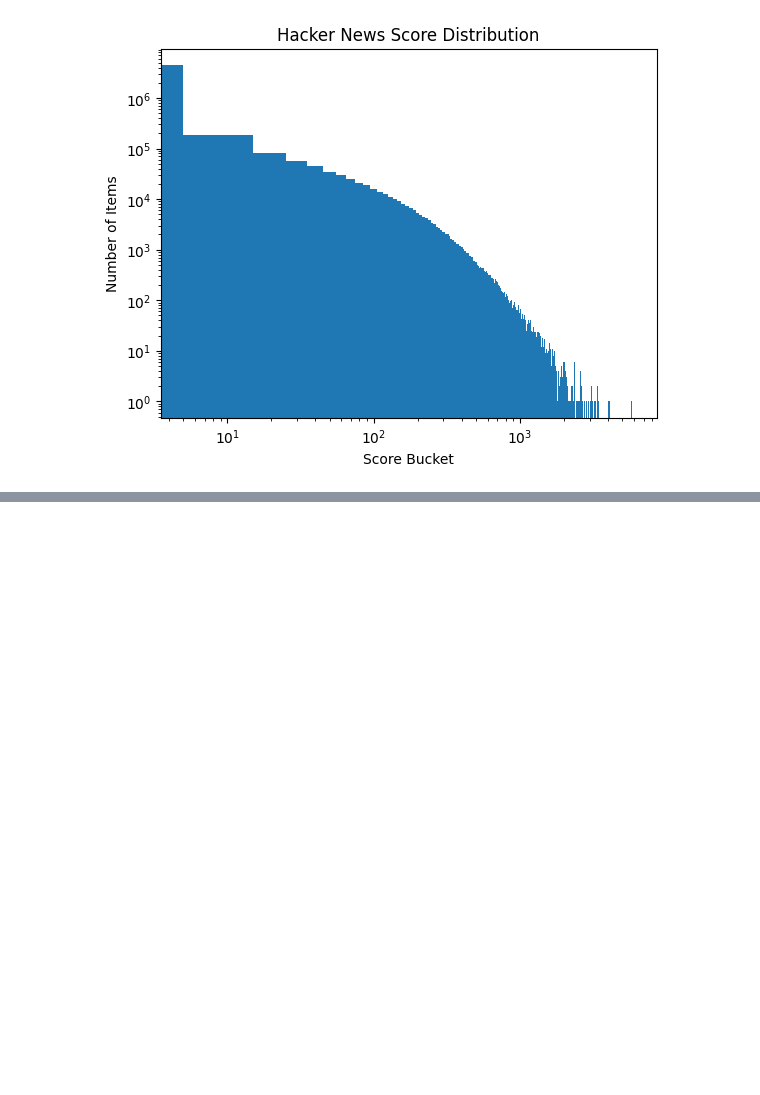
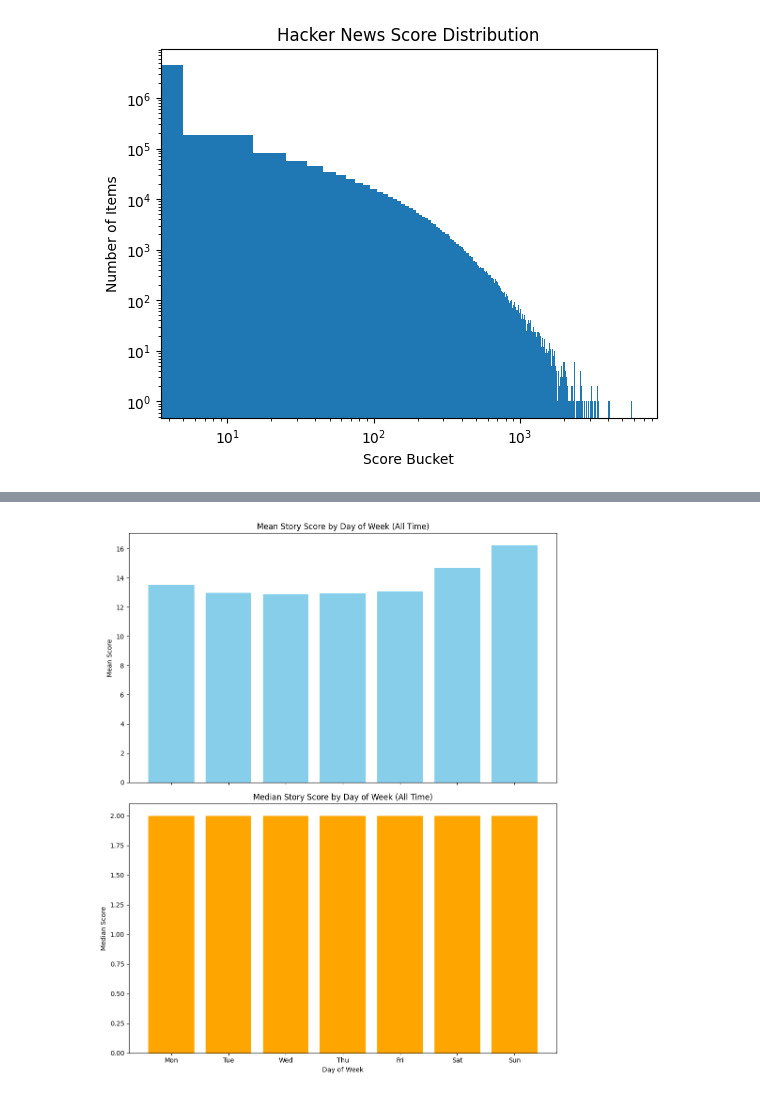
Before and after one commit to CovertSheeke/MLX8_W1_dropout-disco, a Jupyter notebook: Ethan/data-quality-check.ipynb, the cells around one changed output, grey strips where cells are left out. Saved outputs shown, nothing was run; the diff lists cells and outputs as text; code cells hidden in the pictures; blank space fills up the shorter version.

```diff
--- a/Ethan/data-quality-check.ipynb
+++ b/Ethan/data-quality-check.ipynb
@@ -291,0 +395,41 @@ plt.show()
+# %%
+query = """
+    SELECT
+        EXTRACT(DOW FROM time) AS weekday,
+        AVG(score) AS mean_score,
+        PERCENTILE_CONT(0.5) WITHIN GROUP (ORDER BY score) AS median_score
+    FROM hacker_news.items
+    WHERE time IS NOT NULL AND type = 'story' AND score IS NOT NULL
+    GROUP BY weekday
+    ORDER BY weekday
+"""
+trans = connection.begin()
+try:
+    weekday_stats_df = pd.read_sql_query(query, connection)
+    trans.commit()
+except Exception as e:
+    trans.rollback()
+    raise e
+
+# Map PostgreSQL DOW (0=Sunday) to Python weekday order (Mon=0,...,Sun=6)
+dow_map = {0: 6, 1: 0, 2: 1, 3: 2, 4: 3, 5: 4, 6: 5}
+weekday_stats_df['py_weekday'] = weekday_stats_df['weekday'].astype(int).map(dow_map)
+weekday_stats_df = weekday_stats_df.set_index('py_weekday').reindex(range(7), fill_value=0).sort_index()
+mean_scores = weekday_stats_df['mean_score'].values
+median_scores = weekday_stats_df['median_score'].values
+
+fig, axs = plt.subplots(2, 1, figsize=(10, 12), sharex=True)
+
+axs[0].bar(days, mean_scores, color='skyblue')
+axs[0].set_title("Mean Story Score by Day of Week (All Time)")
+axs[0].set_ylabel("Mean Score")
+
+axs[1].bar(days, median_scores, color='orange')
+axs[1].set_title("Median Story Score by Day of Week (All Time)")
+axs[1].set_xlabel("Day of Week")
+axs[1].set_ylabel("Median Score")
+
+plt.tight_layout()
+plt.show()
+# %% [output]
+[figure, added]
```
Also changed, not shown: parts of 9 cells of this notebook.
